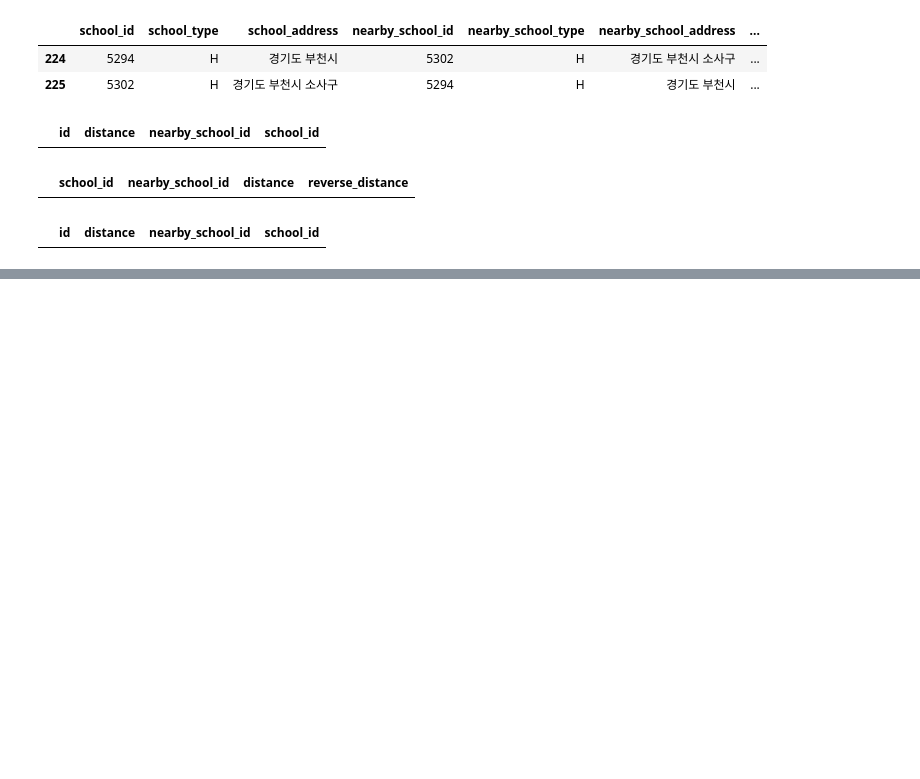
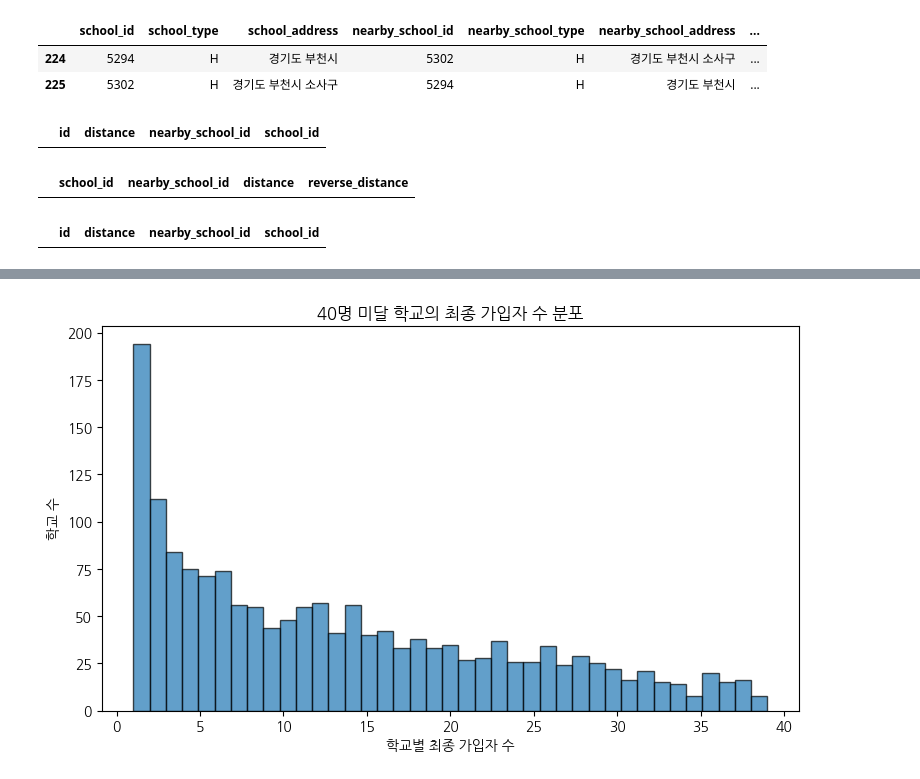
Before and after one commit to DA15-Lab/team3-ping-analytics, a Jupyter notebook: notebooks/Hyunho_analysis.ipynb, the cells around one changed output, grey strips where cells are left out. Saved outputs shown, nothing was run; the diff lists cells and outputs as text; code cells hidden in the pictures; blank space fills up the shorter version.

```diff
--- a/notebooks/Hyunho_analysis.ipynb
+++ b/notebooks/Hyunho_analysis.ipynb
@@ -1879,0 +1946,3 @@ nearby[
+# %%
+# merge로 생긴 PK 컬럼명을 명확하게 변경
+base = base.rename(columns={ 'id_group': 'group_pk', 'id': 'school_pk' })
@@ -1879,0 +2514,21 @@ nearby[
+# %%
+# 40명 미달 학교의 최종 가입자 수 히스토그램
+plt.figure(figsize=(9, 5))
+
+network_base.loc[
+    ~network_base['reached_40'],
+    ['school_id', 'school_user_count']
+].drop_duplicates('school_id')['school_user_count'].plot(
+    kind='hist',
+    bins=39,
+    edgecolor='black',
+    alpha=0.7
+)
+
+plt.title('40명 미달 학교의 최종 가입자 수 분포')
+plt.xlabel('학교별 최종 가입자 수')
+plt.ylabel('학교 수')
+plt.xticks(range(0, 41, 5))
+plt.show()
+# %% [output]
+[figure, added]
```
Also changed, not shown: parts of 155 cells of this notebook.
